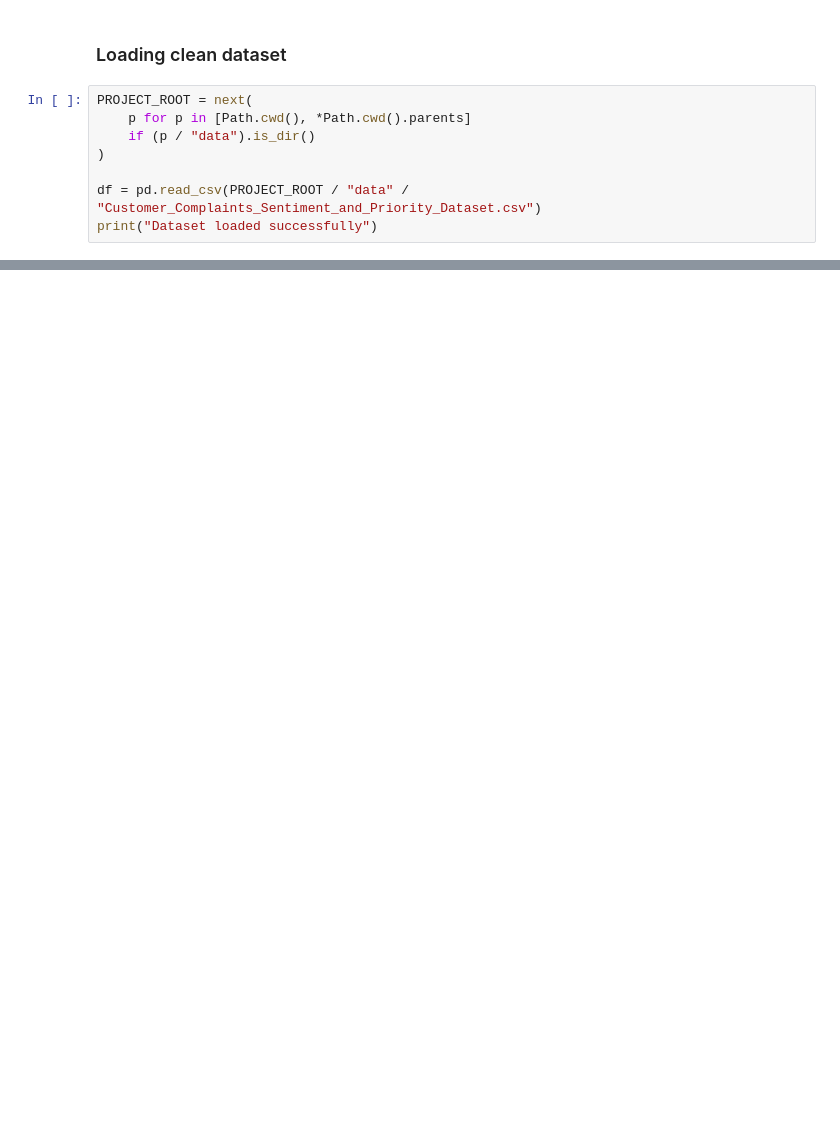
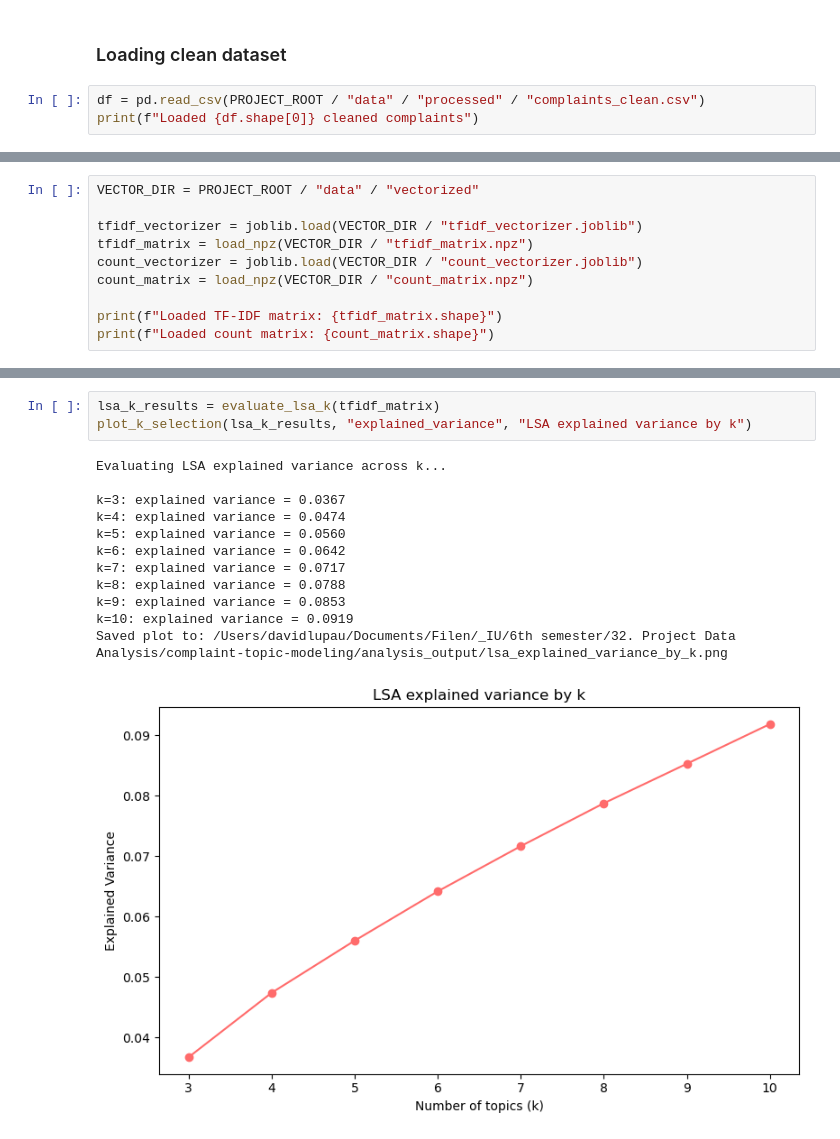
Before and after one commit to davidlupau/complaint-topic-modeling, a Jupyter notebook: notebooks/04_topic_modeling.ipynb, the cells around one changed output, grey strips where cells are left out. Cells and saved outputs as stored; diff of their text form; blank space fills up the shorter version.

Commit message:
Topic modeling

```diff
--- a/notebooks/04_topic_modeling.ipynb
+++ b/notebooks/04_topic_modeling.ipynb
@@ -15,10 +40,5 @@ print("Import successful")
 # %% [markdown]
 ### Loading clean dataset
 # %%
-PROJECT_ROOT = next(
-    p for p in [Path.cwd(), *Path.cwd().parents]
-    if (p / "data").is_dir()
-)
-
-df = pd.read_csv(PROJECT_ROOT / "data" / "Customer_Complaints_Sentiment_and_Priority_Dataset.csv")
-print("Dataset loaded successfully")
+df = pd.read_csv(PROJECT_ROOT / "data" / "processed" / "complaints_clean.csv")
+print(f"Loaded {df.shape[0]} cleaned complaints")
@@ -24,0 +53,10 @@ print("Dataset loaded successfully")
+# %%
+VECTOR_DIR = PROJECT_ROOT / "data" / "vectorized"
+
+tfidf_vectorizer = joblib.load(VECTOR_DIR / "tfidf_vectorizer.joblib")
+tfidf_matrix = load_npz(VECTOR_DIR / "tfidf_matrix.npz")
+count_vectorizer = joblib.load(VECTOR_DIR / "count_vectorizer.joblib")
+count_matrix = load_npz(VECTOR_DIR / "count_matrix.npz")
+
+print(f"Loaded TF-IDF matrix: {tfidf_matrix.shape}")
+print(f"Loaded count matrix: {count_matrix.shape}")
@@ -24,0 +72,16 @@ print("Dataset loaded successfully")
+# %%
+lsa_k_results = evaluate_lsa_k(tfidf_matrix)
+plot_k_selection(lsa_k_results, "explained_variance", "LSA explained variance by k")
+# %% [output]
+Evaluating LSA explained variance across k...
+
+k=3: explained variance = 0.0367
+k=4: explained variance = 0.0474
+k=5: explained variance = 0.0560
+k=6: explained variance = 0.0642
+k=7: explained variance = 0.0717
+k=8: explained variance = 0.0788
+k=9: explained variance = 0.0853
+k=10: explained variance = 0.0919
+Saved plot to: /Users/davidlupau/Documents/Filen/_IU/6th semester/32. Project Data Analysis/complaint-topic-modeling/analysis_output/lsa_explained_variance_by_k.png
+[figure, added]
```
Also changed, not shown: parts of 25 cells of this notebook, 16 other files.
